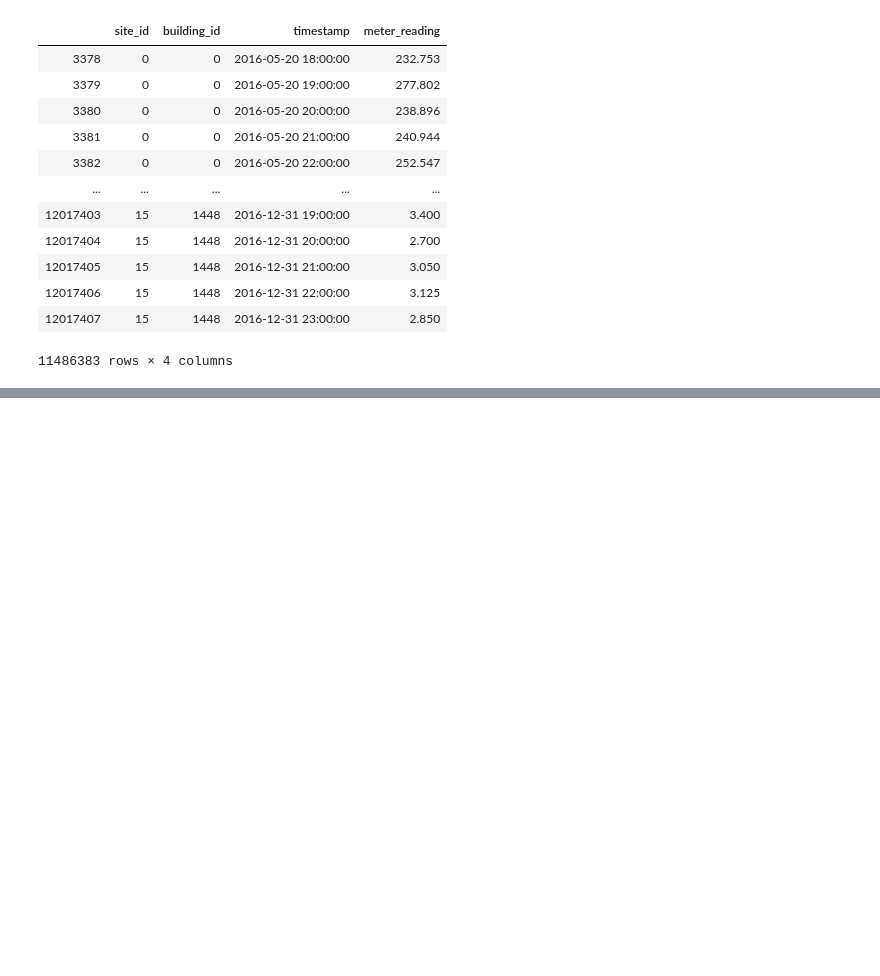
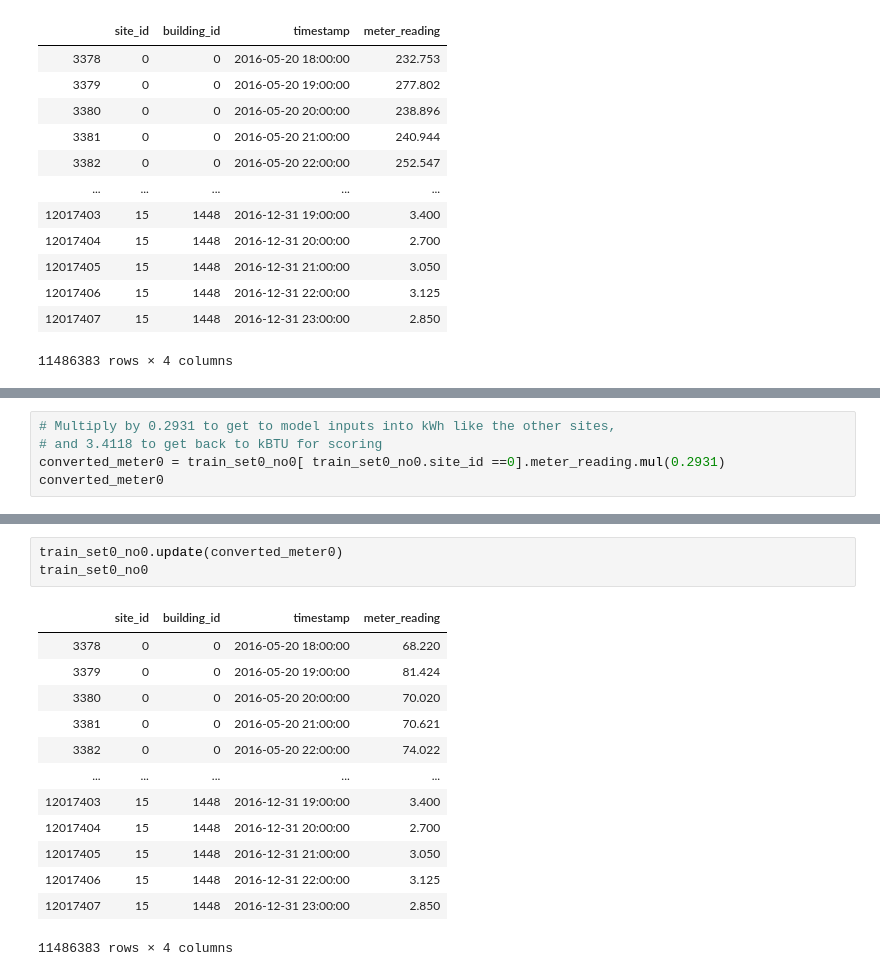
Before and after one commit to Runmangogo/Kaggle_ASHRAE_energy, a Jupyter notebook: DataCleaningforY.ipynb, the cells around one changed output, grey strips where cells are left out. Cells and saved outputs as stored; diff of their text form; blank space fills up the shorter version.

```diff
--- a/DataCleaningforY.ipynb
+++ b/DataCleaningforY.ipynb
@@ -423,0 +364,5 @@ MemoryError: Unable to allocate array with shape (1596002186,) and data type int
+# %%
+# Multiply by 0.2931 to get to model inputs into kWh like the other sites,
+# and 3.4118 to get back to kBTU for scoring
+converted_meter0 = train_set0_no0[ train_set0_no0.site_id ==0].meter_reading.mul(0.2931)
+converted_meter0
@@ -423,0 +382,17 @@ MemoryError: Unable to allocate array with shape (1596002186,) and data type int
+# %%
+train_set0_no0.update(converted_meter0)
+train_set0_no0
+# %% [output]
+|  | site_id | building_id | timestamp | meter_reading |
+| 3378 | 0 | 0 | 2016-05-20 18:00:00 | 68.220 |
+| 3379 | 0 | 0 | 2016-05-20 19:00:00 | 81.424 |
+| 3380 | 0 | 0 | 2016-05-20 20:00:00 | 70.020 |
+| 3381 | 0 | 0 | 2016-05-20 21:00:00 | 70.621 |
+| 3382 | 0 | 0 | 2016-05-20 22:00:00 | 74.022 |
+| ... | ... | ... | ... | ... |
+| 12017403 | 15 | 1448 | 2016-12-31 19:00:00 | 3.400 |
+| 12017404 | 15 | 1448 | 2016-12-31 20:00:00 | 2.700 |
+| 12017405 | 15 | 1448 | 2016-12-31 21:00:00 | 3.050 |
+| 12017406 | 15 | 1448 | 2016-12-31 22:00:00 | 3.125 |
+| 12017407 | 15 | 1448 | 2016-12-31 23:00:00 | 2.850 |
+11486383 rows × 4 columns
```
Also changed, not shown: parts of 18 cells of this notebook, 1 other file.
